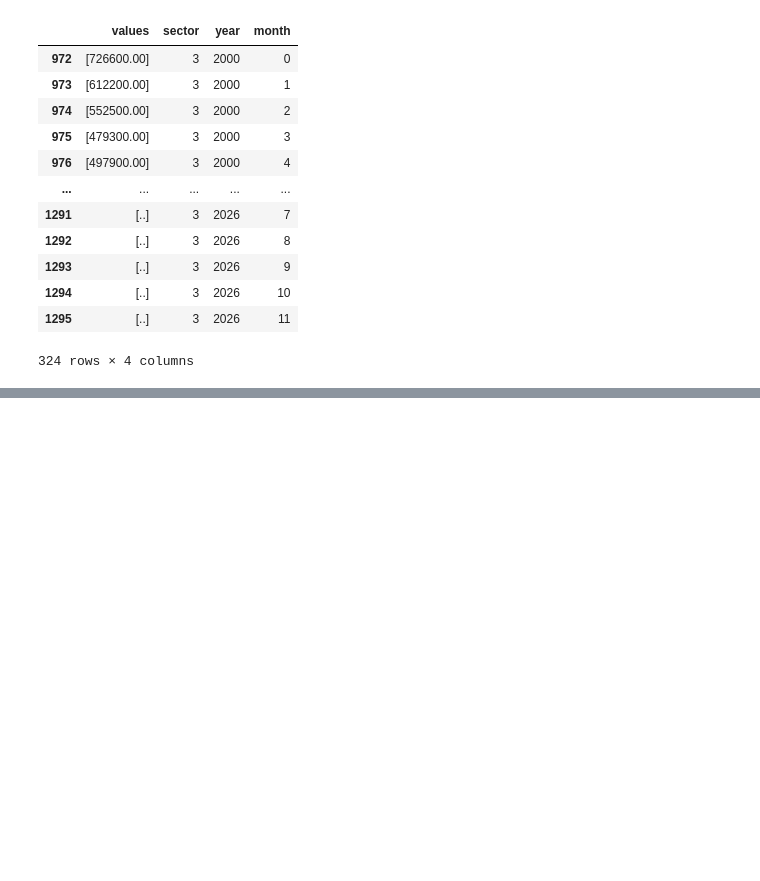
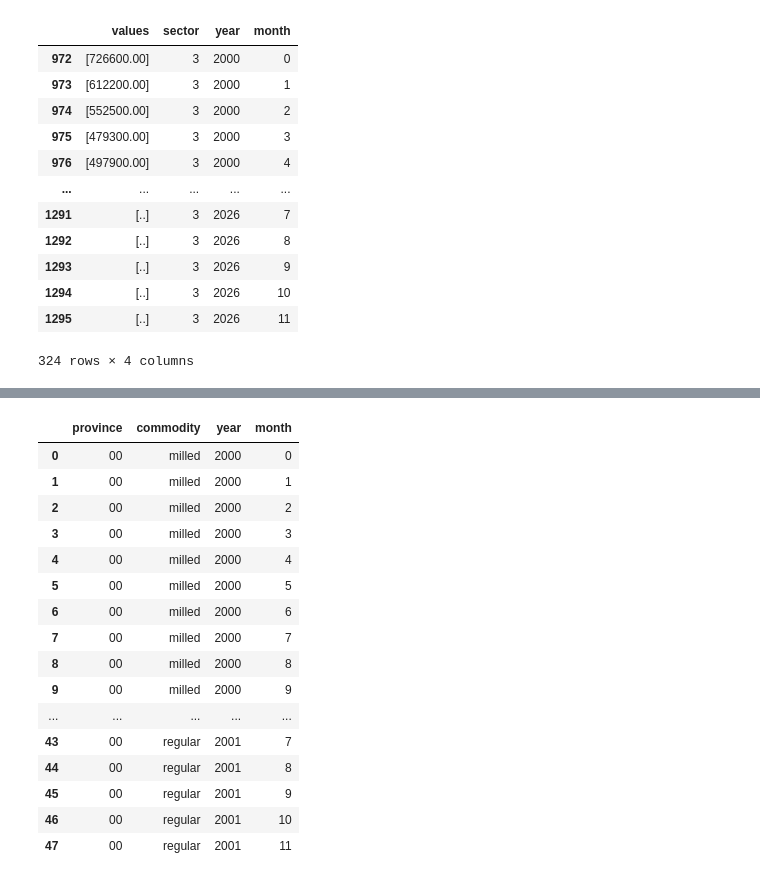
Before and after one commit to emmanresu/Thesis-Keras, a Jupyter notebook: prototype/requests_prototype.ipynb, the cells around one changed output, grey strips where cells are left out. Drawn from its saved outputs; the diff is of its cells as text; code cells hidden in the pictures; blank space fills up the shorter version.

```diff
--- a/prototype/requests_prototype.ipynb
+++ b/prototype/requests_prototype.ipynb
@@ -522,0 +569,24 @@ total_stock["date"] = total_stock["year"].str.cat(total_stock["month"], sep='-')
+# %%
+convert = {'10': '2000', '11': '2001'}
+# %%
+key_split['year'] = key_split['year'].map(convert)
+# %%
+key_split
+# %% [output]
+|  | province | commodity | year | month |
+| 0 | 00 | milled | 2000 | 0 |
+| 1 | 00 | milled | 2000 | 1 |
+| 2 | 00 | milled | 2000 | 2 |
+| 3 | 00 | milled | 2000 | 3 |
+| 4 | 00 | milled | 2000 | 4 |
+| 5 | 00 | milled | 2000 | 5 |
+| 6 | 00 | milled | 2000 | 6 |
+| 7 | 00 | milled | 2000 | 7 |
+| 8 | 00 | milled | 2000 | 8 |
+| 9 | 00 | milled | 2000 | 9 |
+| ... | ... | ... | ... | ... |
+| 43 | 00 | regular | 2001 | 7 |
+| 44 | 00 | regular | 2001 | 8 |
+| 45 | 00 | regular | 2001 | 9 |
+| 46 | 00 | regular | 2001 | 10 |
+| 47 | 00 | regular | 2001 | 11 |
```
Also changed, not shown: parts of 13 cells of this notebook.
